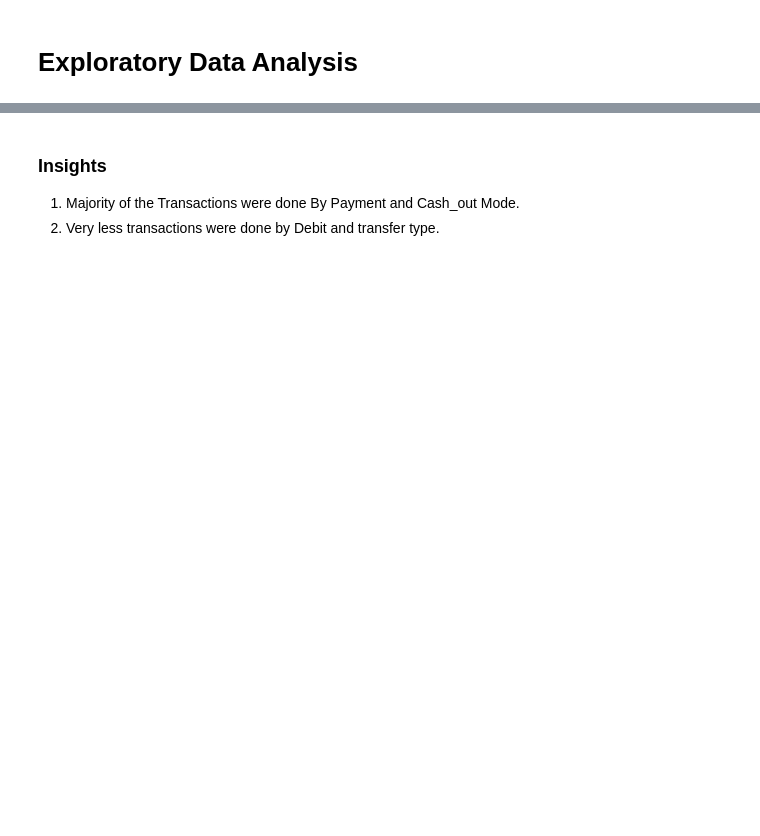
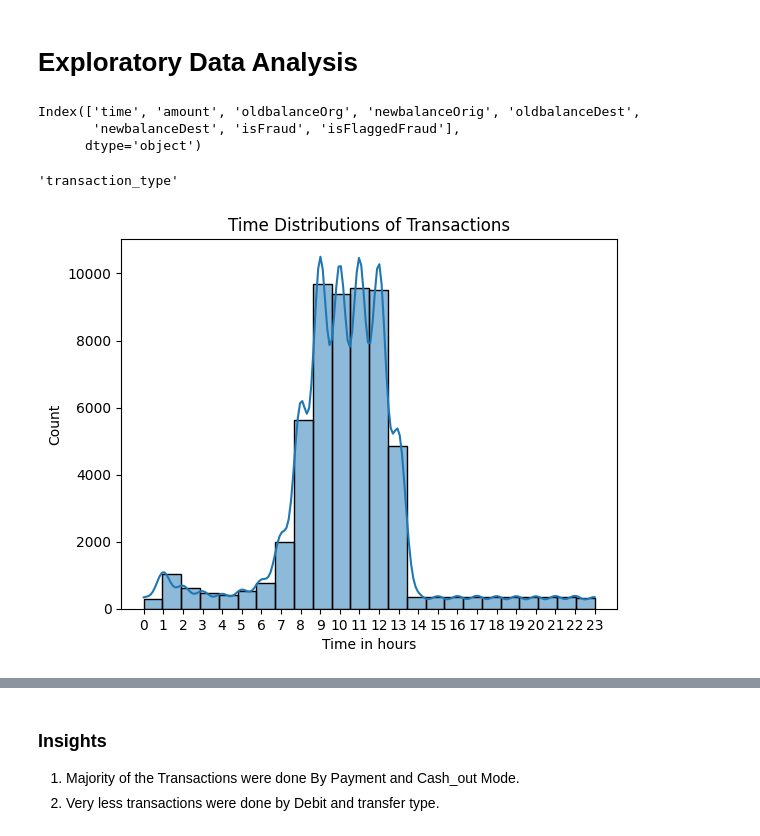
Before and after one commit to adin11/online-payment-fraud-detection-system, a Jupyter notebook: model.ipynb, the cells around one changed output, grey strips where cells are left out. Drawn from its saved outputs; the diff is of its cells as text; code cells hidden in the pictures; blank space fills up the shorter version.

Commit message:
added feature time

```diff
--- a/model.ipynb
+++ b/model.ipynb
@@ -29,5 +29,5 @@ warnings.filterwarnings('ignore')  # To suppress warnings
 # %% [markdown]
 # Data Loading and Analyzing:
 # %%
-df = pd.read_csv('data.csv')
+df = pd.read_csv('dataset.csv')
 df.head()
@@ -52,4 +77,7 @@ The dataset provides a clear flow of funds from nameOrig to nameDest, making it
 # %%
+# Renaming columns:
+
 print(df.columns)
 df.rename(columns={'type':'transaction_type'},inplace=True)
+df.rename(columns={'step':'time'},inplace=True)
 print(df.columns)
@@ -72,0 +105,5 @@ df[numeric_columns].head(3)
+# %%
+# Converting Step to hour of day:
+df['time'] = df['time'] % 24
+print(df['time'].dtype)
+df['time'].unique()
@@ -110,5 +200,20 @@ df[['nameOrig','nameDest']].describe()
 # Exploratory Data Analysis
 # %%
 numeric_columns
+# %% [output]
+Index(['time', 'amount', 'oldbalanceOrg', 'newbalanceOrig', 'oldbalanceDest',
+       'newbalanceDest', 'isFraud', 'isFlaggedFraud'],
+      dtype='object')
 # %%
 categorical_columns
+# %% [output]
+'transaction_type'
+# %%
+sns.histplot(data=df,x='time',bins=24,kde=True)
+
+plt.xlabel("Time in hours")
+plt.title("Time Distributions of Transactions")
+plt.xticks(range(0, 24))  # Show all 24 hours on x-axis
+plt.show()
+# %% [output]
+[figure, added]
```
Also changed, not shown: parts of 56 cells of this notebook, 4 other files.
